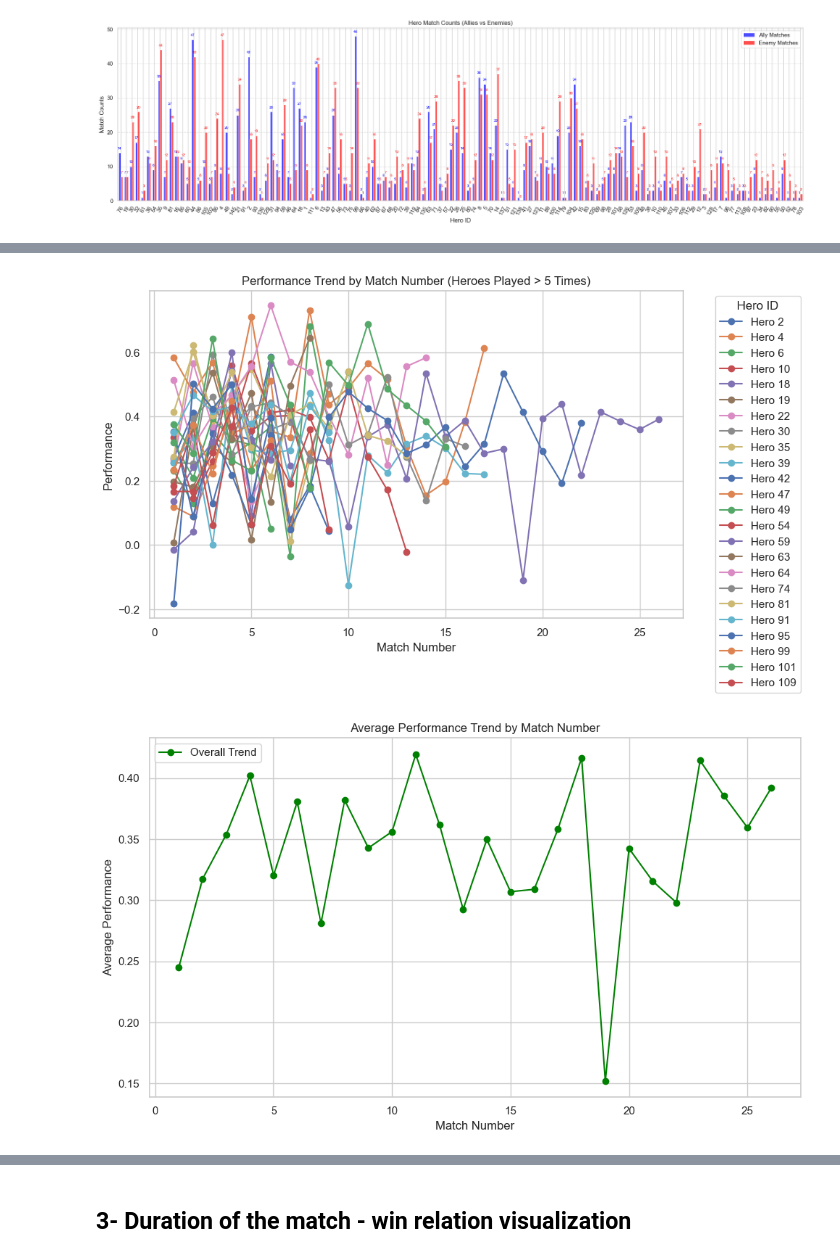
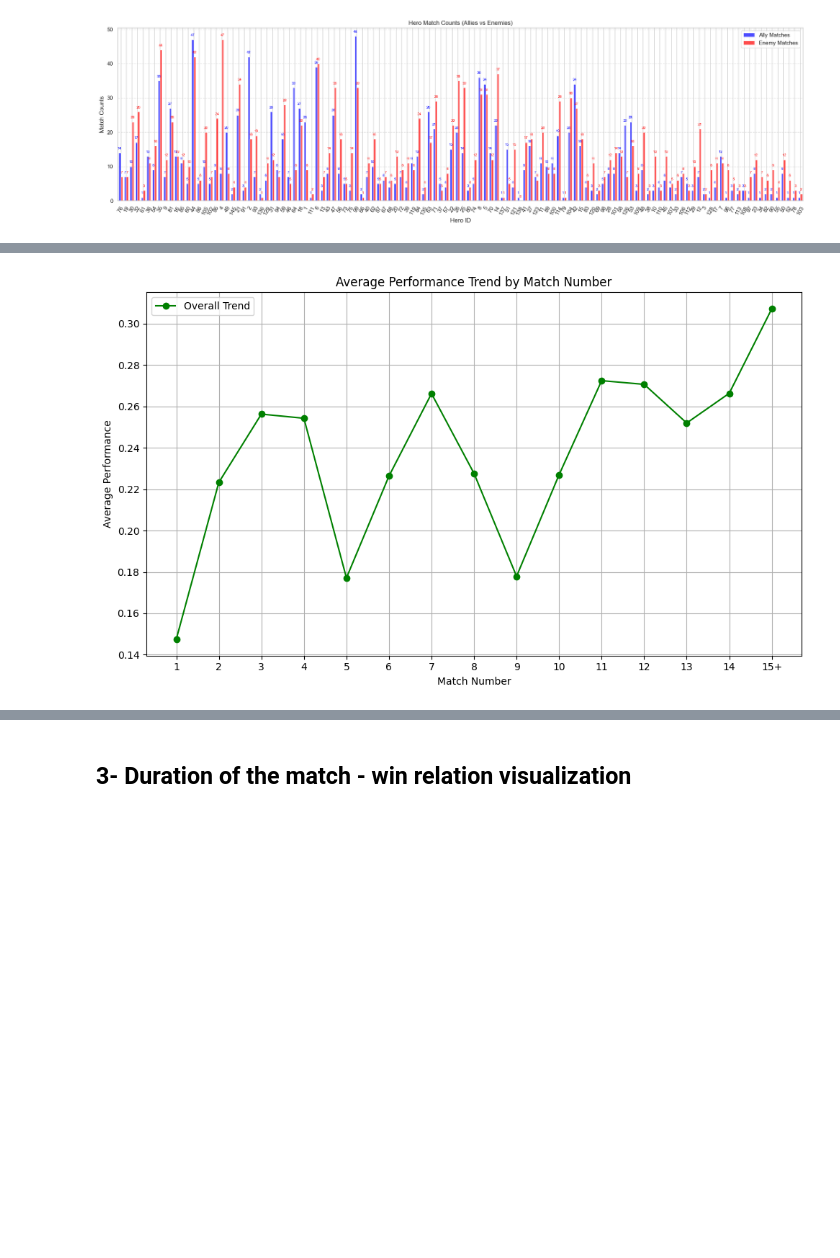
Before and after one commit to Xerkan10/Fall-2024-DSA210-Project, a Jupyter notebook: data_visualization.ipynb, the cells around one changed output, grey strips where cells are left out. Saved outputs shown, nothing was run; the diff lists cells and outputs as text; code cells hidden in the pictures; blank space fills up the shorter version.

```diff
--- a/data_visualization.ipynb
+++ b/data_visualization.ipynb
@@ -442,0 +446,18 @@ plt.show()
+# %%
+import numpy as np
+import seaborn as sns
+# Load the CSV file
+hero_data = pd.read_csv("data/visualization_purposes/my_hero_data_with_match_numbers.csv")
+hero_data['match_number'] = hero_data['match_number'].apply(lambda x: '10+' if int(x) >= 10 else str(x))
+
+# Create a violin plot
+plt.figure(figsize=(12, 6))
+sns.violinplot(x='match_number', y='normalized_performance', data=hero_data, inner='quartile', palette='muted')
+
+# Add title and labels
+plt.title('Normalized Performance by Match Number')
+plt.xlabel('Match Number')
+plt.ylabel('Normalized Performance')
+plt.grid(True)
+plt.tight_layout()
+plt.show()
@@ -449,35 +603,42 @@ input_csv = "data/visualization_purposes/my_hero_data_with_match_numbers.csv"
 
 # Load the CSV file
 filtered_data = pd.read_csv(input_csv)
 
+""""
 # Step 1: Visualize performance trends for each hero
 plt.figure(figsize=(10, 6))
 for hero_id, hero_data in filtered_data.groupby("my_hero_id"):
-    plt.plot(hero_data["match_number"], hero_data["performance"], marker="o", label=f"Hero {hero_id}")
+    plt.plot(hero_data["match_number"], hero_data["normalized_performance"], marker="o", label=f"Hero {hero_id}")
 
 plt.title("Performance Trend by Match Number (Heroes Played > 5 Times)")
 plt.xlabel("Match Number")
 plt.ylabel("Performance")
 plt.legend(title="Hero ID", bbox_to_anchor=(1.05, 1), loc='upper left')  # Move legend to the right
 plt.grid(True)
 plt.tight_layout()
 plt.show()
+"""
+
+# Merge match numbers greater than or equal to 15 and label them as "15+"
+filtered_data['match_number'] = filtered_data['match_number'].apply(lambda x: '15+' if int(x) >= 15 else str(x))
 
 # Step 2: Aggregate and analyze overall trend
 # Calculate average performance per match number
-overall_trend = filtered_data.groupby("match_number")["performance"].mean()
+overall_trend = filtered_data.groupby("match_number")["normalized_performance"].mean()
+
+# Ensure the x-axis labels are in increasing order with "15+" at the end
+overall_trend = overall_trend.reindex(sorted(overall_trend.index, key=lambda x: (int(x[:-1]) if x.endswith('+') else int(x))))
 
 # Plot the overall trend
 plt.figure(figsize=(10, 6))
 plt.plot(overall_trend.index, overall_trend.values, marker="o", color="green", label="Overall Trend")
 plt.title("Average Performance Trend by Match Number")
 plt.xlabel("Match Number")
 plt.ylabel("Average Performance")
 plt.grid(True)
 plt.legend()
 plt.tight_layout()
 plt.show()
 # %% [output]
-[figure, old version]
+[figure, new version]
-[figure, removed]
 # %% [markdown]
```
Also changed, not shown: parts of 14 cells of this notebook, 5 other files.
